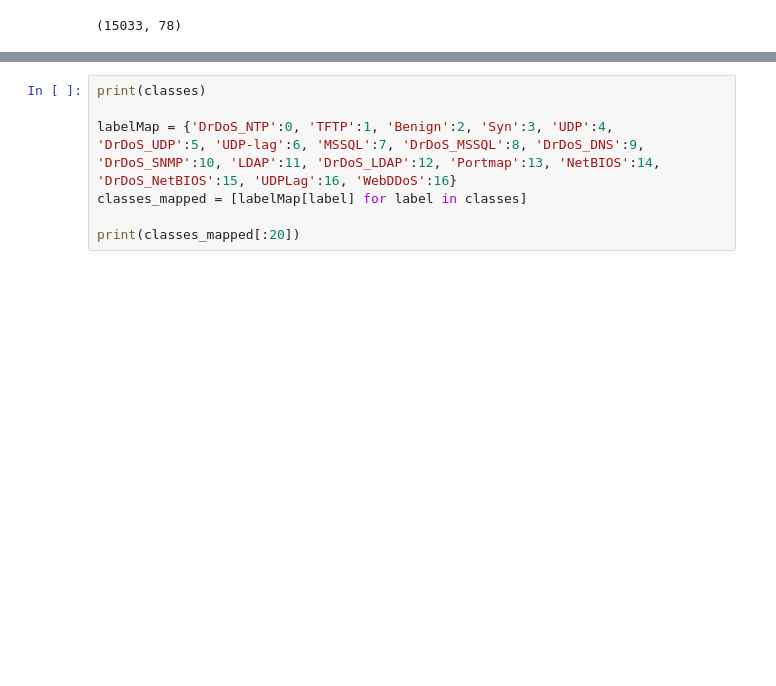
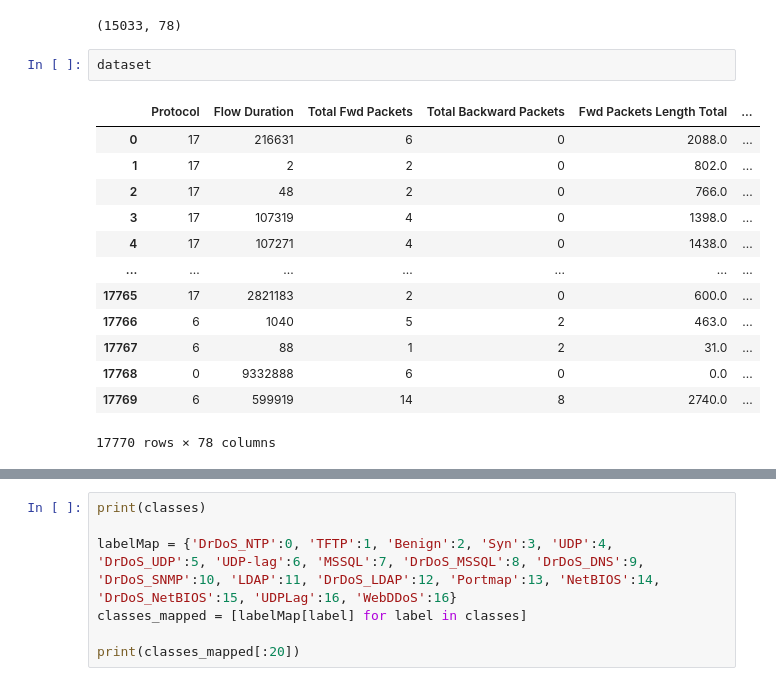
Before and after one commit to Rcym/AIRS-DDoS-Classifier, a Jupyter notebook: cic_ddos2019.ipynb, the cells around one changed output, grey strips where cells are left out. Saved outputs shown, nothing was run; the diff lists cells and outputs as text; blank space fills up the shorter version.

```diff
--- a/cic_ddos2019.ipynb
+++ b/cic_ddos2019.ipynb
@@ -188,3 +188,19 @@ cic_ddos2019_all_balanced = pd.concat(balancedParts, ignore_index=True)
 print(cic_ddos2019_all_balanced.shape)
 # %% [output]
 (15033, 78)
+# %%
+dataset
+# %% [output]
+|  | Protocol | Flow Duration | Total Fwd Packets | Total Backward Packets | Fwd Packets Length Total | ... |
+| 0 | 17 | 216631 | 6 | 0 | 2088.0 | ... |
+| 1 | 17 | 2 | 2 | 0 | 802.0 | ... |
+| 2 | 17 | 48 | 2 | 0 | 766.0 | ... |
+| 3 | 17 | 107319 | 4 | 0 | 1398.0 | ... |
+| 4 | 17 | 107271 | 4 | 0 | 1438.0 | ... |
+| ... | ... | ... | ... | ... | ... | ... |
+| 17765 | 17 | 2821183 | 2 | 0 | 600.0 | ... |
+| 17766 | 6 | 1040 | 5 | 2 | 463.0 | ... |
+| 17767 | 6 | 88 | 1 | 2 | 31.0 | ... |
+| 17768 | 0 | 9332888 | 6 | 0 | 0.0 | ... |
+| 17769 | 6 | 599919 | 14 | 8 | 2740.0 | ... |
+17770 rows × 78 columns
```
Also changed, not shown: parts of 3 cells of this notebook, 1 other file.
